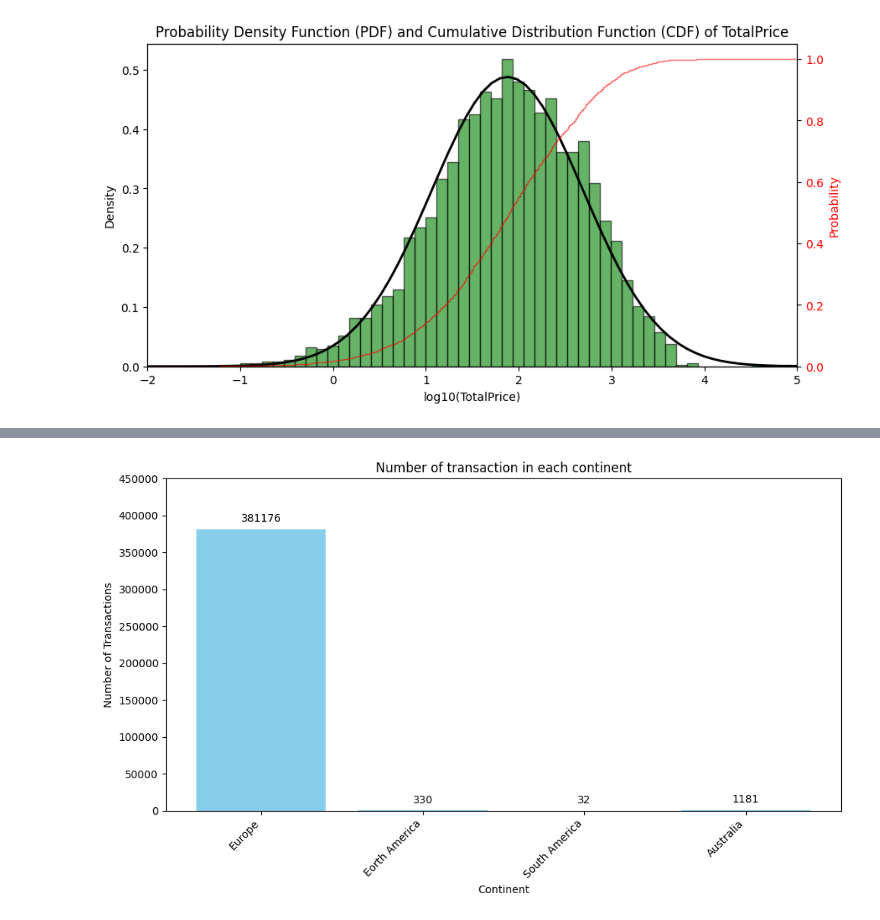
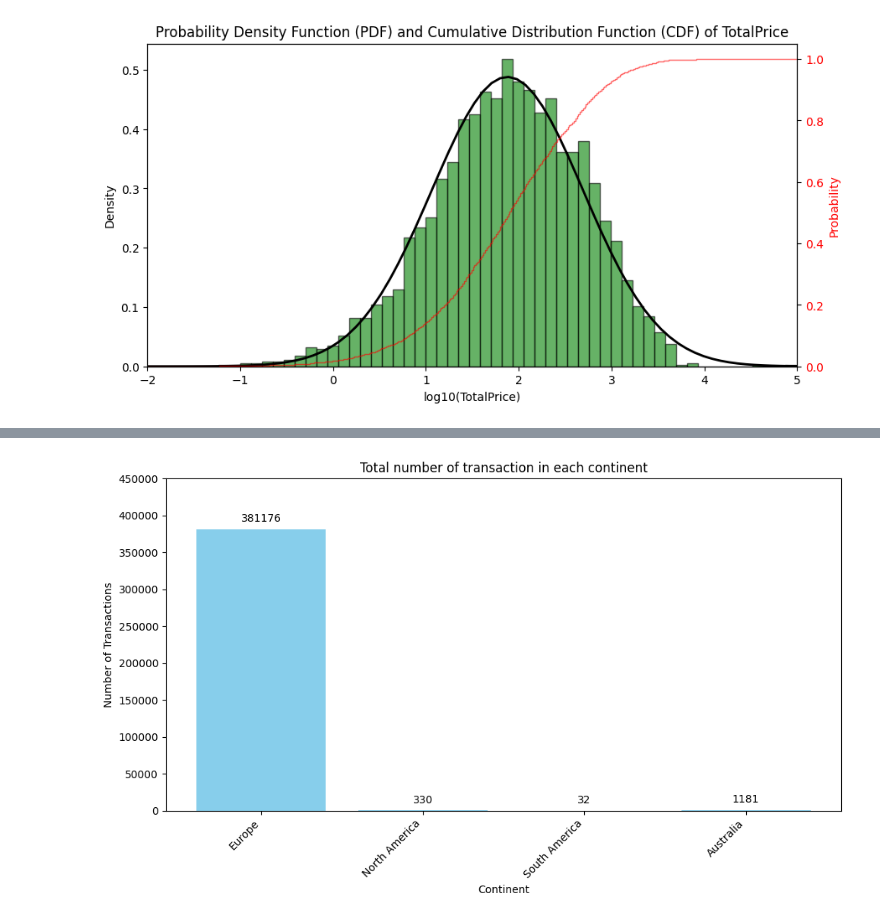
Before and after one commit to duyphuongnguyen1999/RFM-Customers-Segmentation, a Jupyter notebook: RFM Customer Segmentation.ipynb, the cells around one changed output, grey strips where cells are left out. Cells and saved outputs as stored; diff of their text form; code cells hidden in the pictures.

```diff
--- a/RFM Customer Segmentation.ipynb
+++ b/RFM Customer Segmentation.ipynb
@@ -219,33 +223,33 @@ continents_dict = {
                 "GBR", 'NLD', 'BEL', "DEU", "CZE",
                 "POL", "LTU", "FRA", "CHE", "AUT",
                 "ITA", "GRC", "ESP", "PRT"],
-    'Eorth America' : ["USA", "CAN"],
+    'North America' : ["USA", "CAN"],
     'South America' : ["BRA"],
     'Australia' : ["AUS"],
 }
 
 # Calculate total transactions in each continent
 total_transactions = {}
 for continent , countries in continents_dict.items():
     value = stats_country_df[stats_country_df['CountryCode'].isin(countries)]['frequency'].sum()
     total_transactions[continent] = value
 
 # Extracting keys (continents) and values (transactions) from the dictionary
 continents = list(total_transactions.keys())
 transactions = list(total_transactions.values())
 
 # Plotting the bar chart
 plt.figure(figsize=(10, 6))
 plt.bar(continents, transactions, color='skyblue')
 # Add values on top of each bar
 for i in range(len(continents)):
     plt.text(i, transactions[i] + 10000, str(transactions[i]), ha='center')
 plt.xlabel('Continent')
 plt.ylabel('Number of Transactions')
-plt.title('Number of transaction in each continent')
+plt.title('Total number of transaction in each continent')
 plt.xticks(rotation=45, ha='right')  # Rotate x-axis labels for better readability
 plt.tight_layout()  # Adjust layout to prevent clipping of labels
 plt.ylim(0, 450000)
 plt.show()
 # %% [output]
-[figure, old version]
+[figure, new version]
```
Also changed, not shown: parts of 23 cells of this notebook, 9 other files.
